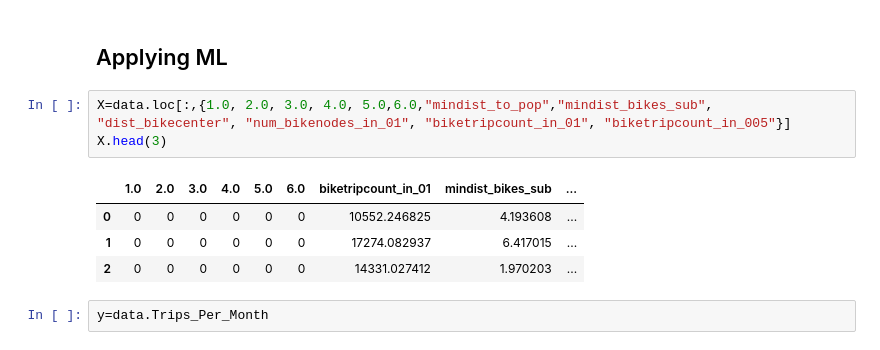
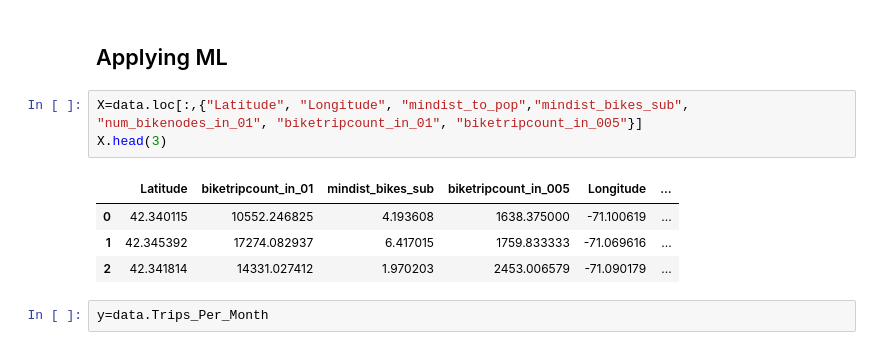
Before and after one commit to euniceky/BOS_BlueBike_Predictions, a Jupyter notebook: BluebikesML.ipynb, the cells around one changed output. Drawn from its saved outputs; the diff is of its cells as text.

```diff
--- a/BluebikesML.ipynb
+++ b/BluebikesML.ipynb
@@ -596,13 +597,13 @@ data["mindist_to_pop"]=mindist_to_pop
 # %% [markdown]
 ## Applying ML
 # %%
-X=data.loc[:,{1.0, 2.0, 3.0, 4.0, 5.0,6.0,"mindist_to_pop","mindist_bikes_sub", "dist_bikecenter", "num_bikenodes_in_01", "biketripcount_in_01", "biketripcount_in_005"}]
+X=data.loc[:,{"Latitude", "Longitude", "mindist_to_pop","mindist_bikes_sub", "num_bikenodes_in_01", "biketripcount_in_01", "biketripcount_in_005"}]
 X.head(3)
 # %% [output]
-|  | 1.0 | 2.0 | 3.0 | 4.0 | 5.0 | 6.0 | biketripcount_in_01 | mindist_bikes_sub | ... |
-| 0 | 0 | 0 | 0 | 0 | 0 | 0 | 10552.246825 | 4.193608 | ... |
-| 1 | 0 | 0 | 0 | 0 | 0 | 0 | 17274.082937 | 6.417015 | ... |
-| 2 | 0 | 0 | 0 | 0 | 0 | 0 | 14331.027412 | 1.970203 | ... |
+|  | Latitude | biketripcount_in_01 | mindist_bikes_sub | biketripcount_in_005 | Longitude | ... |
+| 0 | 42.340115 | 10552.246825 | 4.193608 | 1638.375000 | -71.100619 | ... |
+| 1 | 42.345392 | 17274.082937 | 6.417015 | 1759.833333 | -71.069616 | ... |
+| 2 | 42.341814 | 14331.027412 | 1.970203 | 2453.006579 | -71.090179 | ... |
 # %%
 y=data.Trips_Per_Month
 # %% [markdown]
```
Also changed, not shown: parts of 24 cells of this notebook.
